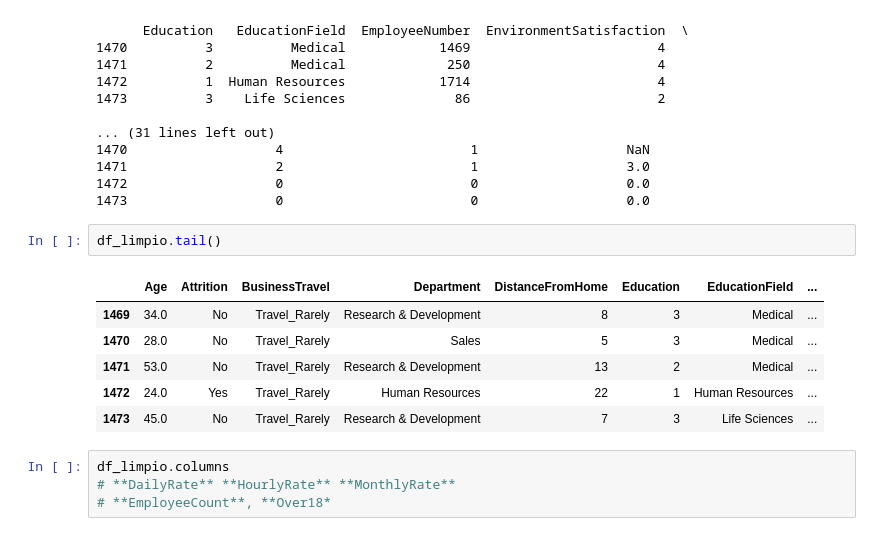
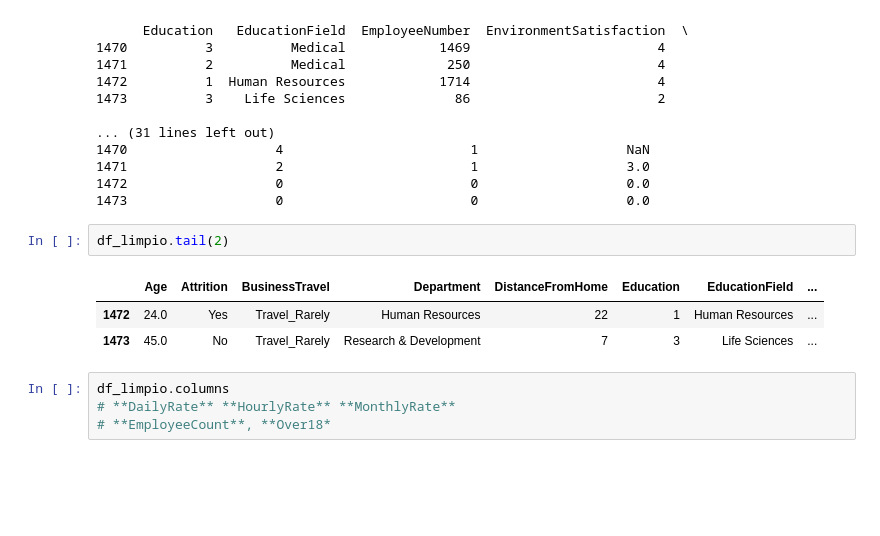
Before and after one commit to Lumo88/project-da-promo-65-modulo-3-team-1, a Jupyter notebook: 00 Analisis y limpieza de datos.ipynb, the cells around one changed output. Drawn from its saved outputs; the diff is of its cells as text; blank space fills up the shorter version.

```diff
--- a/Proyecto_Organizacion.ipynb
+++ b/00 Analisis y limpieza de datos.ipynb
@@ -520,12 +467,9 @@ print(duplicadas)
 1472                   0                        0                   0.0
 1473                   0                        0                   0.0
 # %%
-df_limpio.tail()
+df_limpio.tail(2)
 # %% [output]
 |  | Age | Attrition | BusinessTravel | Department | DistanceFromHome | Education | EducationField | ... |
-| 1469 | 34.0 | No | Travel_Rarely | Research & Development | 8 | 3 | Medical | ... |
-| 1470 | 28.0 | No | Travel_Rarely | Sales | 5 | 3 | Medical | ... |
-| 1471 | 53.0 | No | Travel_Rarely | Research & Development | 13 | 2 | Medical | ... |
 | 1472 | 24.0 | Yes | Travel_Rarely | Human Resources | 22 | 1 | Human Resources | ... |
 | 1473 | 45.0 | No | Travel_Rarely | Research & Development | 7 | 3 | Life Sciences | ... |
 # %%
```
Also changed, not shown: parts of 53 cells of this notebook, 1 other file.
